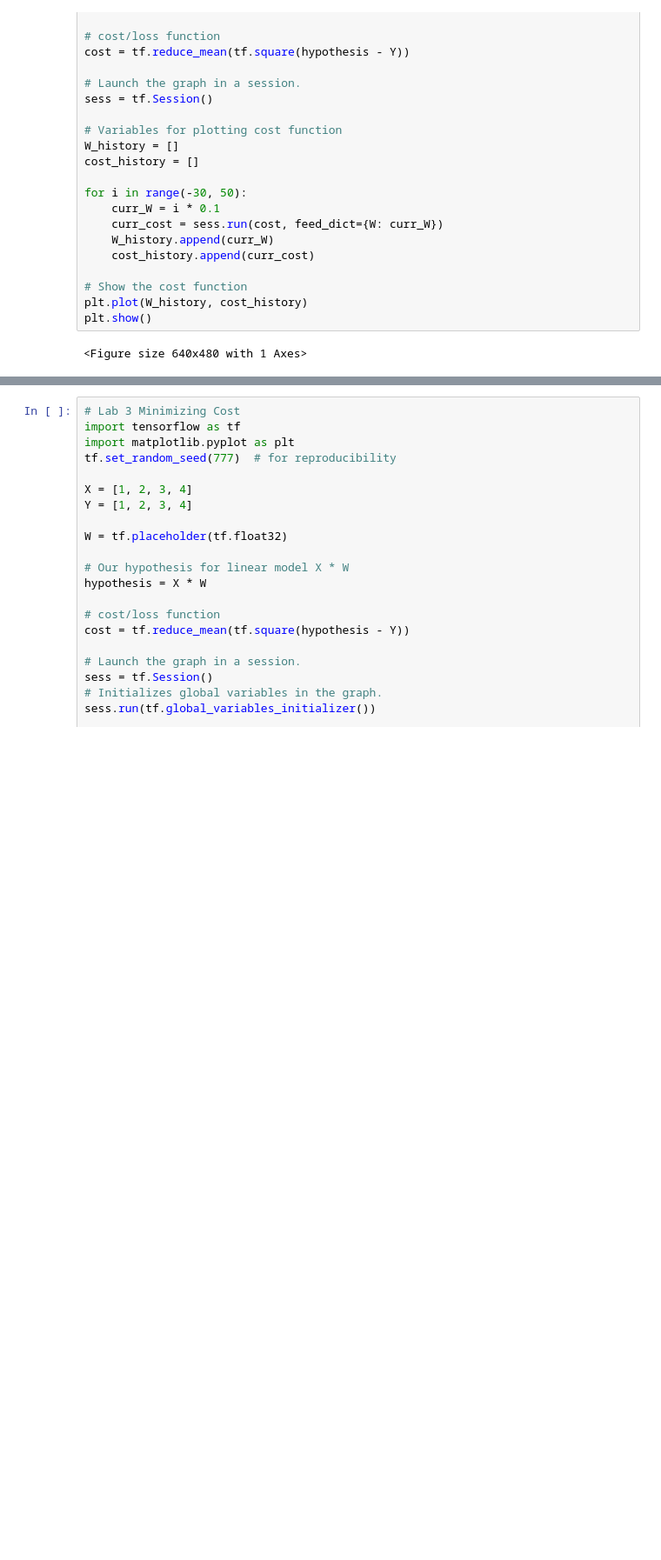
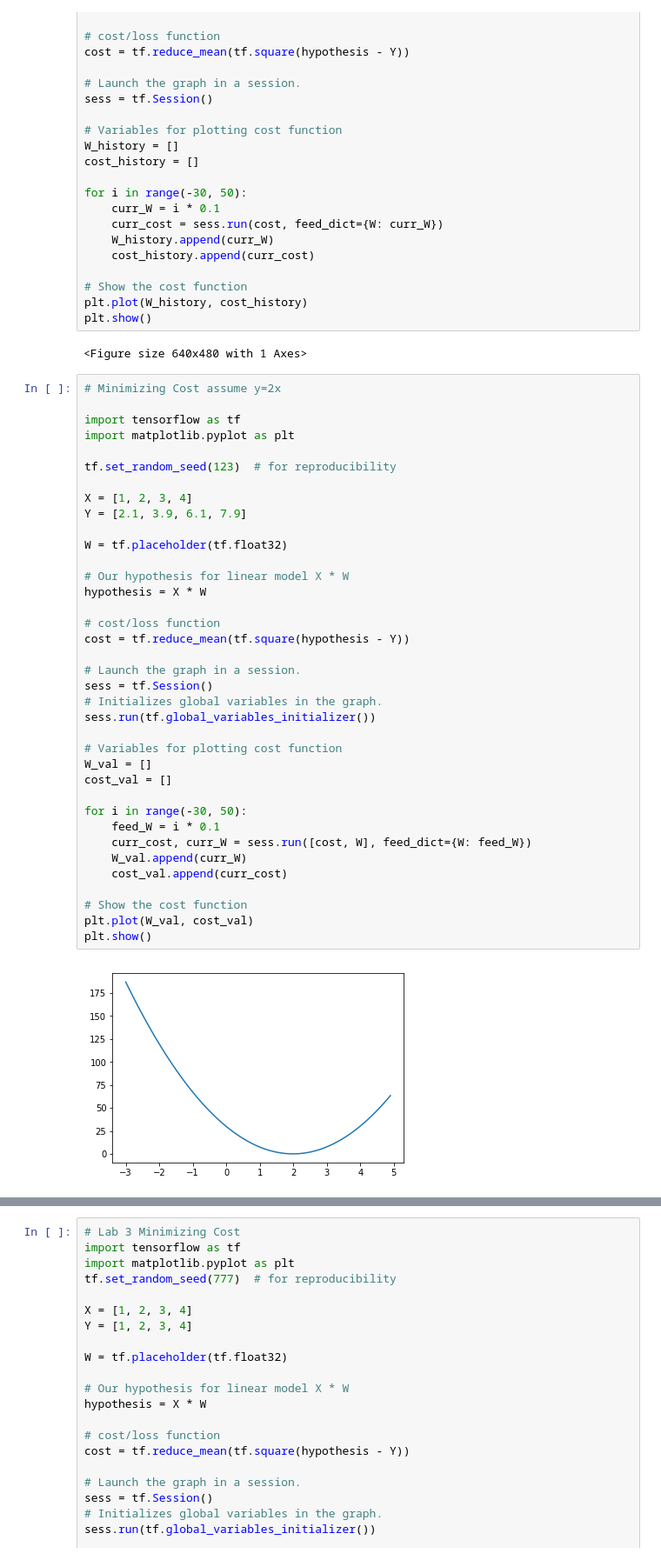
Before and after one commit to plus4u/python, a Jupyter notebook: ML_01_from_01.ipynb, the cells around one changed output, grey strips where cells are left out. Shown: that part at 87% size. Drawn from its saved outputs; the diff is of its cells as text; blank space fills up the shorter version.

```diff
--- a/ML_01_from_01.ipynb
+++ b/ML_01_from_01.ipynb
@@ -158,3 +158,42 @@ plt.plot(W_history, cost_history)
 plt.show()
 # %% [output]
 <Figure size 640x480 with 1 Axes>
+# %%
+# Minimizing Cost assume y=2x
+
+import tensorflow as tf
+import matplotlib.pyplot as plt
+
+tf.set_random_seed(123)  # for reproducibility
+
+X = [1, 2, 3, 4]
+Y = [2.1, 3.9, 6.1, 7.9]
+
+W = tf.placeholder(tf.float32)
+
+# Our hypothesis for linear model X * W
+hypothesis = X * W
+
+# cost/loss function
+cost = tf.reduce_mean(tf.square(hypothesis - Y))
+
+# Launch the graph in a session.
+sess = tf.Session()
+# Initializes global variables in the graph.
+sess.run(tf.global_variables_initializer())
+
+# Variables for plotting cost function
+W_val = []
+cost_val = []
+
+for i in range(-30, 50):
+    feed_W = i * 0.1
+    curr_cost, curr_W = sess.run([cost, W], feed_dict={W: feed_W})
+    W_val.append(curr_W)
+    cost_val.append(curr_cost)
+
+# Show the cost function
+plt.plot(W_val, cost_val)
+plt.show()
+# %% [output]
+[figure, added]
```
Also changed, not shown: parts of 12 cells of this notebook, 17 other files.
